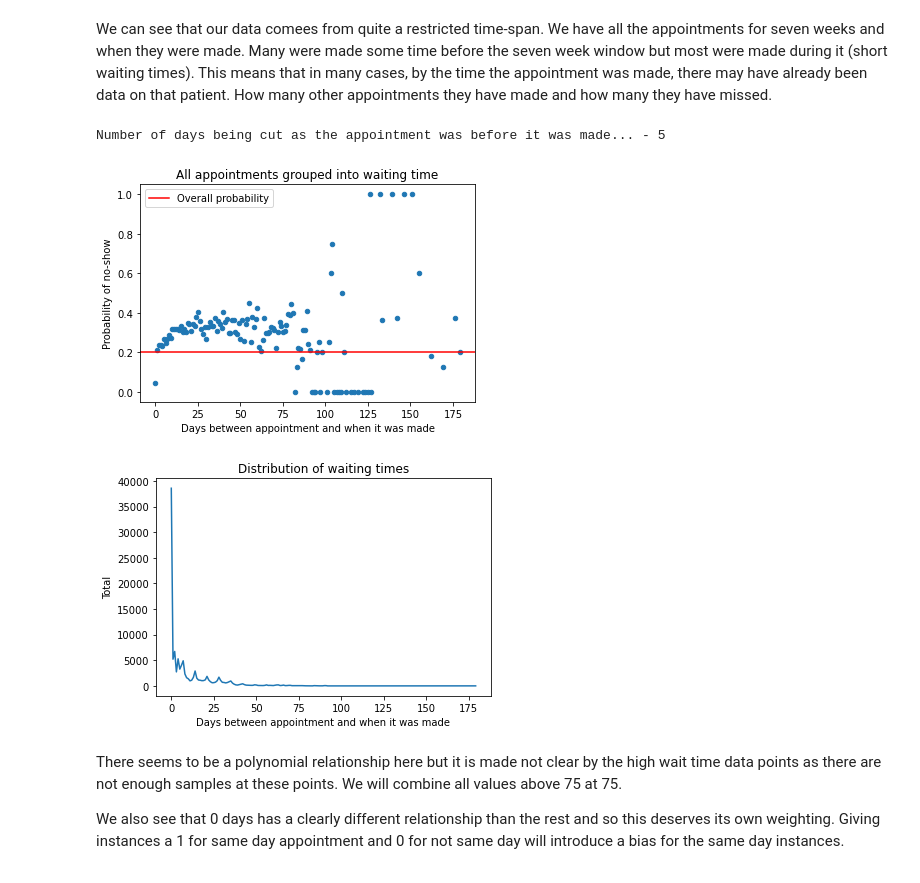
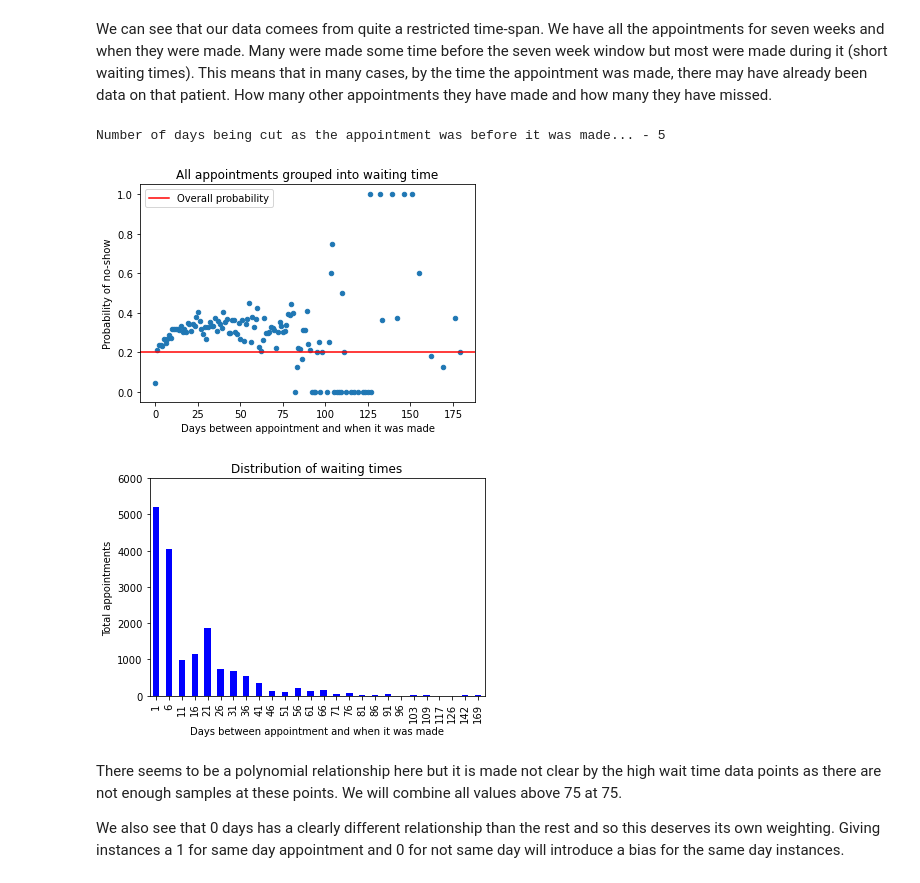
Before and after one commit to foxfoxfox7/Learning-machine-learning, a Jupyter notebook: logistic_regression/Medical_noshow_with_logistic_regression.ipynb, the cells around one changed output. Saved outputs shown, nothing was run; the diff lists cells and outputs as text; code cells hidden in the pictures.

Commit message:
minor changes to med no show

```diff
--- a/logistic_regression/Medical_noshow_with_logistic_regression.ipynb
+++ b/logistic_regression/Medical_noshow_with_logistic_regression.ipynb
@@ -497,36 +496,41 @@ Name: days_wait, dtype: float64
 # %% [markdown]
 We can see that our data comees from quite a restricted time-span. We have all the appointments for seven weeks and when they were made. Many were made some time before the seven week window but most were made during it (short waiting times). This means that in many cases, by the time the appointment was made, there may have already been data on that patient. How many other appointments they have made and how many they have missed.
 # %%
-print('Number of days being cut as the appointment was before it was made... -',
+print('Number of days being cut as the appointment was before it was made... ',
       df[df['days_wait'].astype(int) < 0].shape[0])
 # Removing all instances where the appointment was before the day it was made
 # These are obviously typos and should be removed
 df = df[df['days_wait'] >= 0]
 
 # GRouping all appointments into how many days the patient had to wait
 # and calculating a probability of showing up for each 'number of days wait'
 df_days = pd.concat([df.groupby('days_wait')['No'].sum(), df.groupby('days_wait')['Yes'].sum()], axis=1)
 df_days['Total'] = df_days['No'] + df_days['Yes']
 df_days['Probability of no-show'] = df_days['Yes'] / df_days['Total']
 df_days.reset_index(inplace=True)
 
 # Plotting the probabilities of no-show for each days_waited value
 df_days.plot(kind='scatter', x='days_wait', y='Probability of no-show')
 plt.axhline(noshow_prob, c='r', label='Overall probability')
 plt.legend()
 plt.title('All appointments grouped into waiting time')
 plt.xlabel('Days between appointment and when it was made')
 plt.show()
 
-# Showing the distribution of appointment wait times
-sns.lineplot(data=df_days, x='days_wait', y='Total')
+# For making a distribution of waiting times
+df_days_plot = df.groupby("days_wait")["days_wait"].count()
+# Misses out the first data point as it is so much higher
+# and then shows every 5th or there are too many bars and can't read xaxis
+df_days_plot.iloc[1::5].plot(kind="bar", color='b')
+plt.ylim(0,6000)
 plt.title('Distribution of waiting times')
 plt.xlabel('Days between appointment and when it was made')
+plt.ylabel('Total appointments')
 plt.show()
 # %% [output]
 Number of days being cut as the appointment was before it was made... - 5
 [figure]
-[figure, old version]
+[figure, new version]
 # %% [markdown]
 There seems to be a polynomial relationship here but it is made not clear by the high wait time data points as there are not enough samples at these points. We will combine all values above 75 at 75.
 
```
Also changed, not shown: parts of 5 cells of this notebook, 1 other file.
